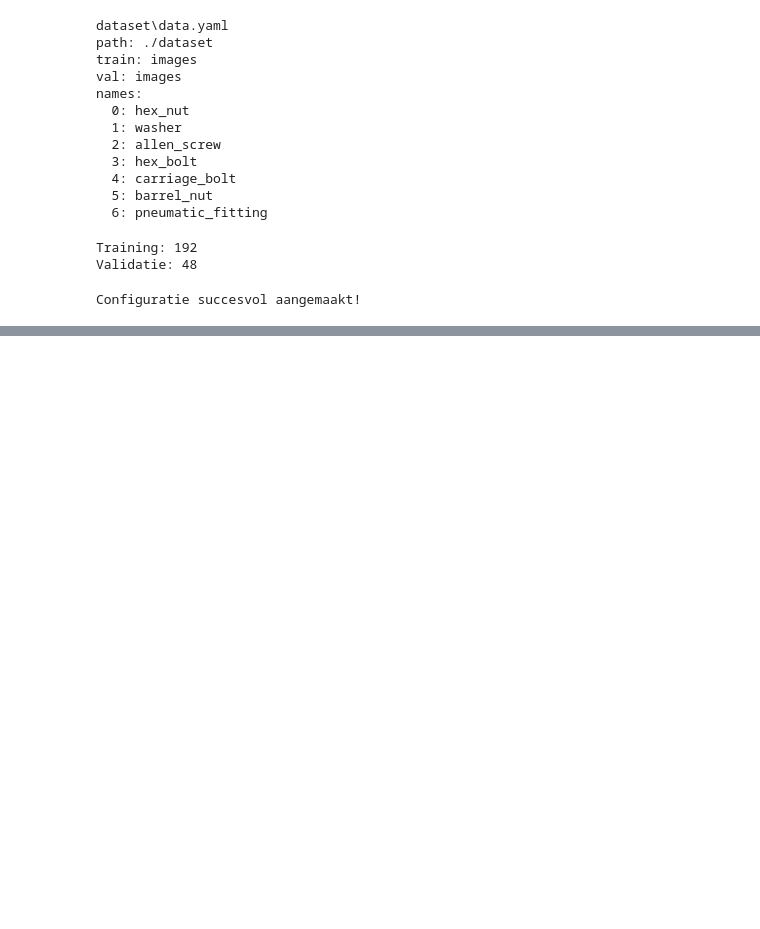
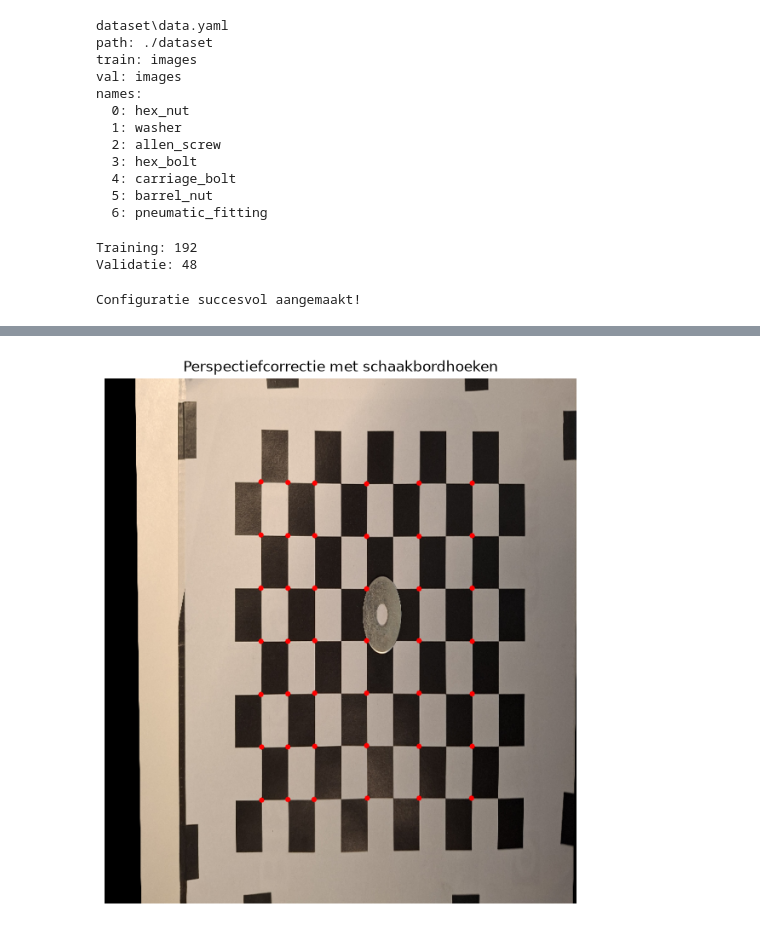
Before and after one commit to kaindlkaindl/computer-vision, a Jupyter notebook: Eindopdracht_klassiek.ipynb, the cells around one changed output, grey strips where cells are left out. Cells and saved outputs as stored; diff of their text form; code cells hidden in the pictures; blank space fills up the shorter version.

```diff
--- a/Eindopdracht_klassiek.ipynb
+++ b/Eindopdracht_klassiek.ipynb
@@ -361,0 +463,55 @@ if resultaat.obb is not None:
+# %%
+# Afmetingen gevonden schaakbord
+cols, rows = beste_pattern
+
+# Grootte van één vakje in pixels
+square_size = 80
+margin = 160
+
+# Gevonden hoekpunten
+src = beste_corners.reshape(-1, 2).astype(np.float32)
+
+# Gewenste positie van de hoekpunten
+dst = np.array([
+    [margin + j * square_size,
+     margin + i * square_size]
+    for i in range(rows)
+    for j in range(cols)
+], dtype=np.float32)
+
+# Perspectieftransformatie
+H, _ = cv2.findHomography(src, dst, cv2.RANSAC)
+
+# Afmetingen gecorrigeerde afbeelding
+width = (cols - 1) * square_size + 2 * margin
+height = (rows - 1) * square_size + 2 * margin
+
+recht = cv2.warpPerspective(
+    image,
+    H,
+    (width, height)
+)
+
+# Controle: hoekpunten na transformatie
+punten_recht = cv2.perspectiveTransform(
+    src.reshape(-1, 1, 2), H
+).reshape(-1, 2)
+
+controle = recht.copy()
+
+for x, y in punten_recht:
+    cv2.circle(
+        controle,
+        (int(x), int(y)),
+        4,
+        (255, 0, 0),
+        -1
+    )
+
+plt.figure(figsize=(10, 8))
+plt.imshow(controle)
+plt.title("Perspectiefcorrectie met schaakbordhoeken")
+plt.axis("off")
+plt.show()
+# %% [output]
+[figure, added]
```
Also changed, not shown: parts of 8 cells of this notebook, 1 other file.
